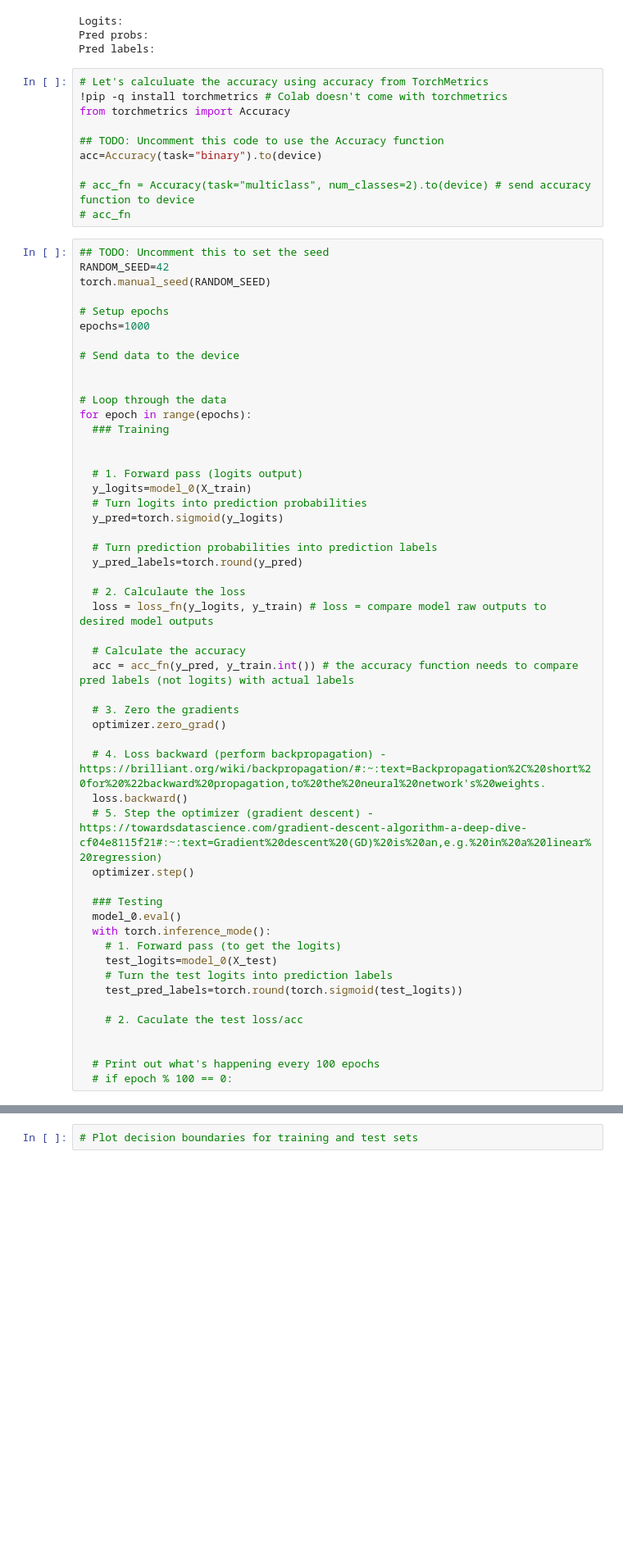
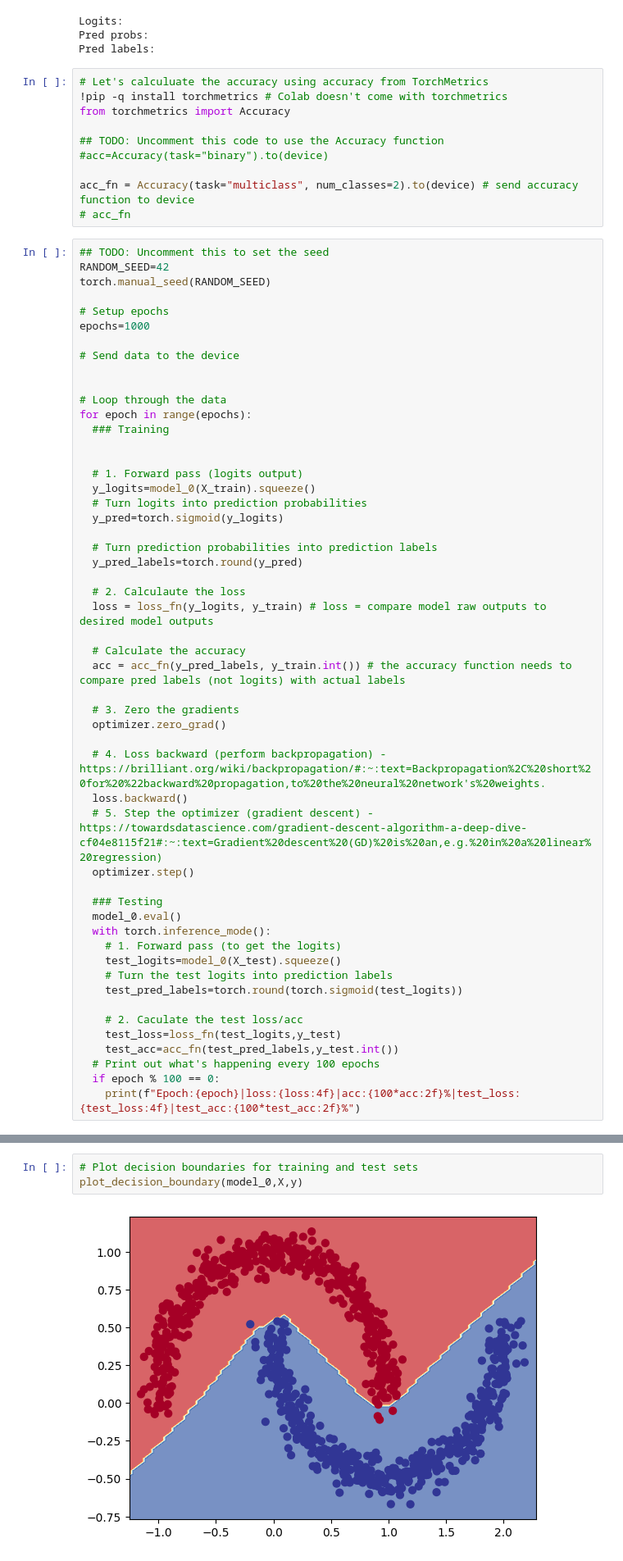
Before and after one commit to zyf13439137705-maker/pytorch-deep-learning, a Jupyter notebook: extras/exercises/02_pytorch_classification_exercises.ipynb, the cells around one changed output, grey strips where cells are left out. Shown: that part at 82% size. Cells and saved outputs as stored; diff of their text form; blank space fills up the shorter version.

```diff
--- a/extras/exercises/02_pytorch_classification_exercises.ipynb
+++ b/extras/exercises/02_pytorch_classification_exercises.ipynb
@@ -124,9 +124,9 @@ Pred labels:
 from torchmetrics import Accuracy
 
 ## TODO: Uncomment this code to use the Accuracy function
-acc=Accuracy(task="binary").to(device)
+#acc=Accuracy(task="binary").to(device)
 
-# acc_fn = Accuracy(task="multiclass", num_classes=2).to(device) # send accuracy function to device
+acc_fn = Accuracy(task="multiclass", num_classes=2).to(device) # send accuracy function to device
 # acc_fn
 # %%
 ## TODO: Uncomment this to set the seed
@@ -145,7 +145,7 @@ for epoch in range(epochs):
 
 
   # 1. Forward pass (logits output)
-  y_logits=model_0(X_train)
+  y_logits=model_0(X_train).squeeze()
   # Turn logits into prediction probabilities
   y_pred=torch.sigmoid(y_logits)
 
@@ -156,7 +156,7 @@ for epoch in range(epochs):
   loss = loss_fn(y_logits, y_train) # loss = compare model raw outputs to desired model outputs
 
   # Calculate the accuracy
-  acc = acc_fn(y_pred, y_train.int()) # the accuracy function needs to compare pred labels (not logits) with actual labels
+  acc = acc_fn(y_pred_labels, y_train.int()) # the accuracy function needs to compare pred labels (not logits) with actual labels
 
   # 3. Zero the gradients
   optimizer.zero_grad()
@@ -170,15 +170,16 @@ for epoch in range(epochs):
   model_0.eval()
   with torch.inference_mode():
     # 1. Forward pass (to get the logits)
-    test_logits=model_0(X_test)
+    test_logits=model_0(X_test).squeeze()
     # Turn the test logits into prediction labels
     test_pred_labels=torch.round(torch.sigmoid(test_logits))
 
     # 2. Caculate the test loss/acc
-
-
+    test_loss=loss_fn(test_logits,y_test)
+    test_acc=acc_fn(test_pred_labels,y_test.int())
   # Print out what's happening every 100 epochs
-  # if epoch % 100 == 0:
+  if epoch % 100 == 0:
+    print(f"Epoch:{epoch}|loss:{loss:4f}|acc:{100*acc:2f}%|test_loss:{test_loss:4f}|test_acc:{100*test_acc:2f}%")
 # %% [markdown]
 ## 5. Make predictions with your trained model and plot them using the `plot_decision_boundary()` function created in this notebook.
 # %%
@@ -220,6 +221,9 @@ def plot_decision_boundary(model, X, y):
     plt.ylim(yy.min(), yy.max())
 # %%
 # Plot decision boundaries for training and test sets
+plot_decision_boundary(model_0,X,y)
+# %% [output]
+[figure, added]
 # %% [markdown]
 ## 6. Replicate the Tanh (hyperbolic tangent) activation function in pure PyTorch.
   * Feel free to reference the [ML cheatsheet website](https://ml-cheatsheet.readthedocs.io/en/latest/activation_functions.html#tanh) for the formula.
```
Also changed, not shown: parts of 2 cells of this notebook.
